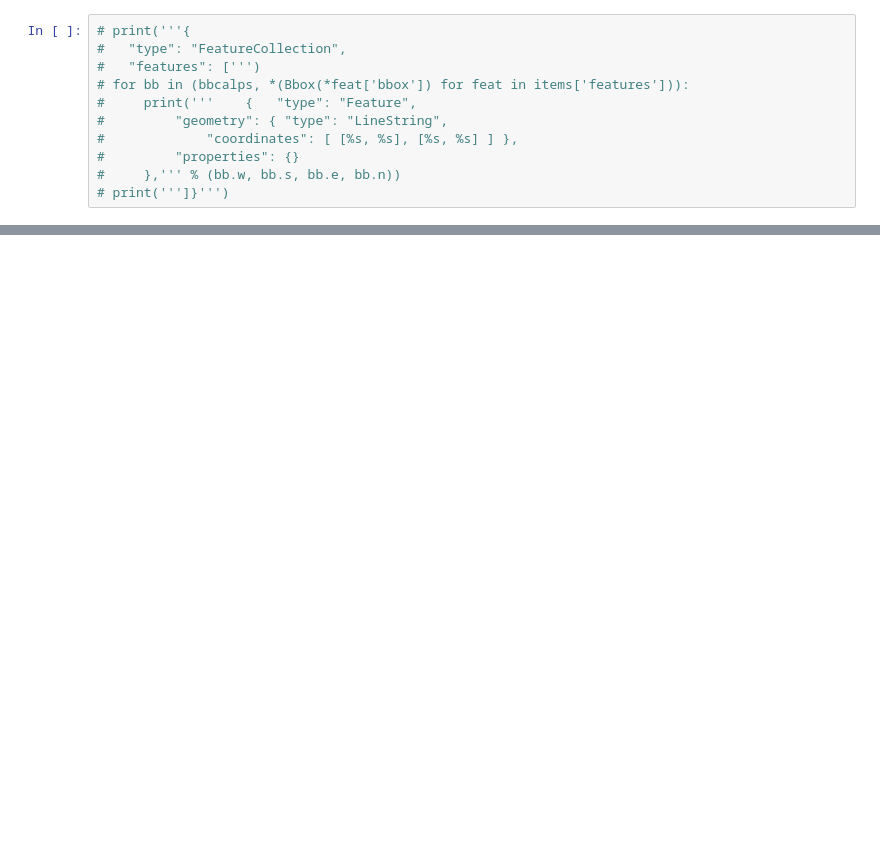
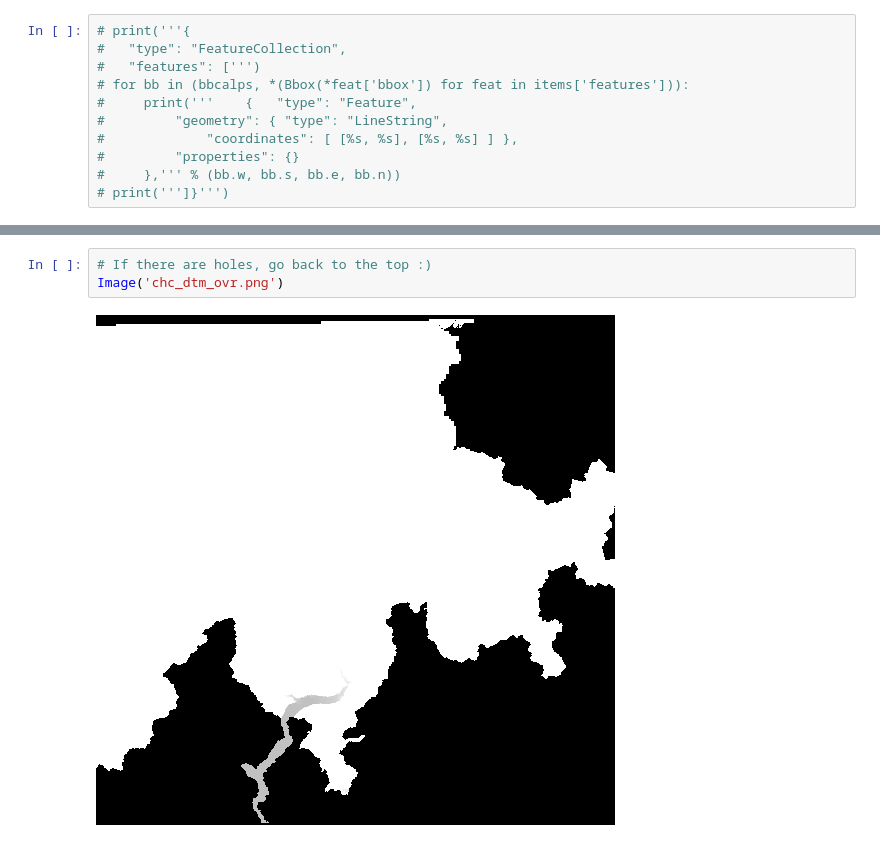
Before and after one commit to eslopemap/eslope, a Jupyter notebook: development/Central-Alps-dwn-ch.ipynb, the cells around one changed output, grey strips where cells are left out. Saved outputs shown, nothing was run; the diff lists cells and outputs as text; blank space fills up the shorter version.

```diff
--- a/development/Central-Alps-dwn-ch.ipynb
+++ b/development/Central-Alps-dwn-ch.ipynb
@@ -206,0 +286,5 @@ g_zstd='-co bigtiff=yes -co compress=zstd -co predictor=2 -co zstd_level=1 -co s
+# %%
+# If there are holes, go back to the top :)
+Image('chc_dtm_ovr.png')
+# %% [output]
+[figure, added]
```
Also changed, not shown: parts of 21 cells of this notebook.
